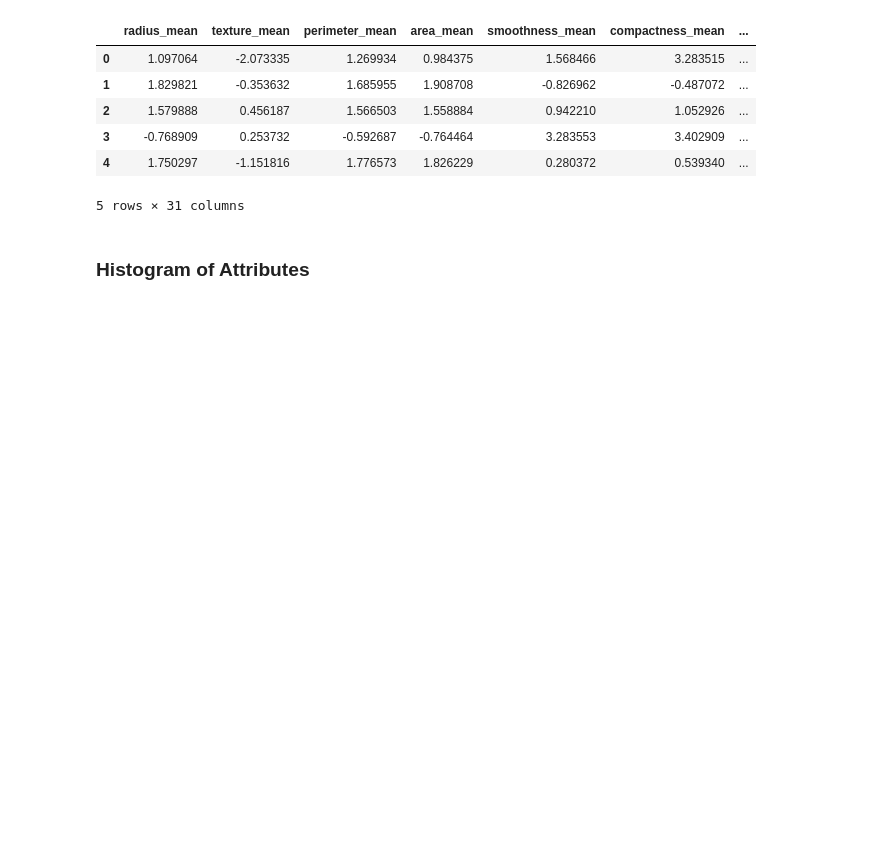
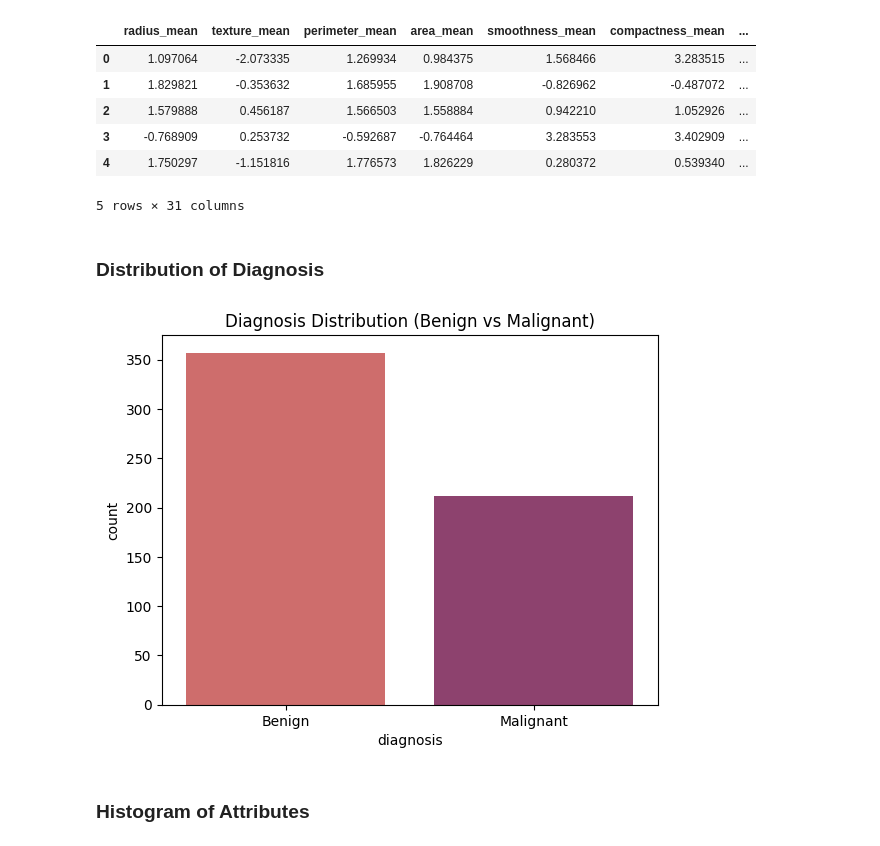
Before and after one commit to Juan-Carlos-D/breast-cancer-data-analysis, a Jupyter notebook: Notebooks/3. Exploratory Data Analysis.ipynb, the cells around one changed output. Cells and saved outputs as stored; diff of their text form; code cells hidden in the pictures; blank space fills up the shorter version.

```diff
--- a/Notebooks/3. Exploratory Data Analysis.ipynb
+++ b/Notebooks/3. Exploratory Data Analysis.ipynb
@@ -33,6 +33,16 @@ df_processed.head()
 | 3 | -0.768909 | 0.253732 | -0.592687 | -0.764464 | 3.283553 | 3.402909 | ... |
 | 4 | 1.750297 | -1.151816 | 1.776573 | 1.826229 | 0.280372 | 0.539340 | ... |
 5 rows × 31 columns
+# %% [markdown]
+### **Distribution of Diagnosis**
+# %%
+sns.countplot(data=df_processed, x='diagnosis', hue='diagnosis', palette='flare', legend=False)
+plt.title('Diagnosis Distribution (Benign vs Malignant)')
+plt.xticks(ticks=[0, 1], labels=['Benign', 'Malignant'])
+
+plt.show()
+# %% [output]
+[figure, added]
 # %% [markdown]
 ### **Histogram of Attributes**
 # %%
```
Also changed, not shown: parts of 2 cells of this notebook.
